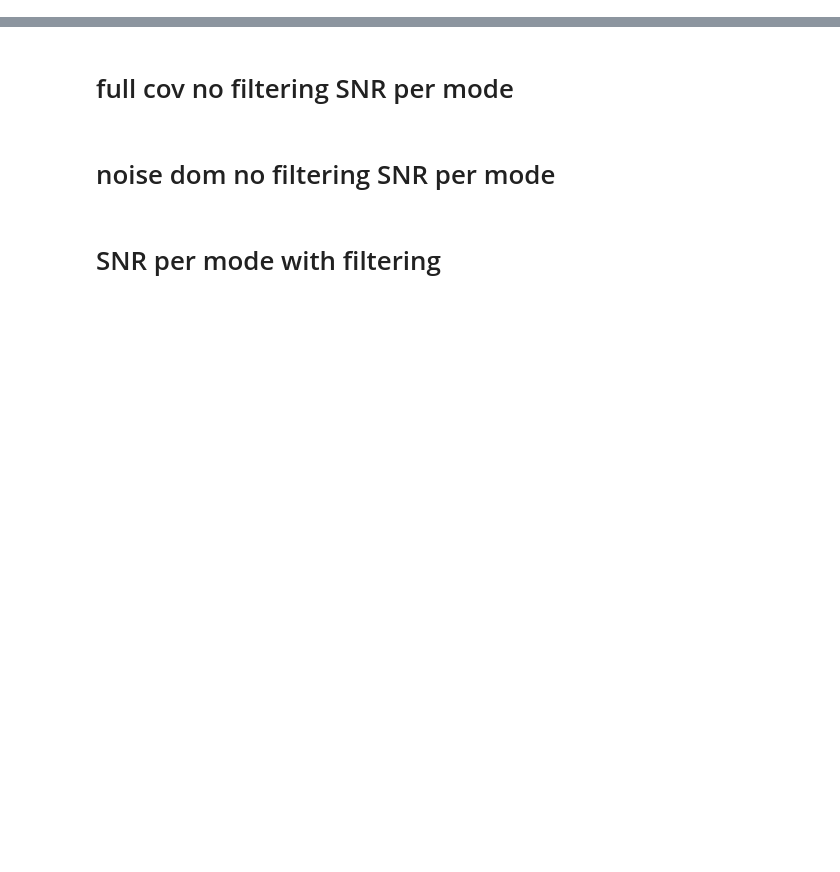
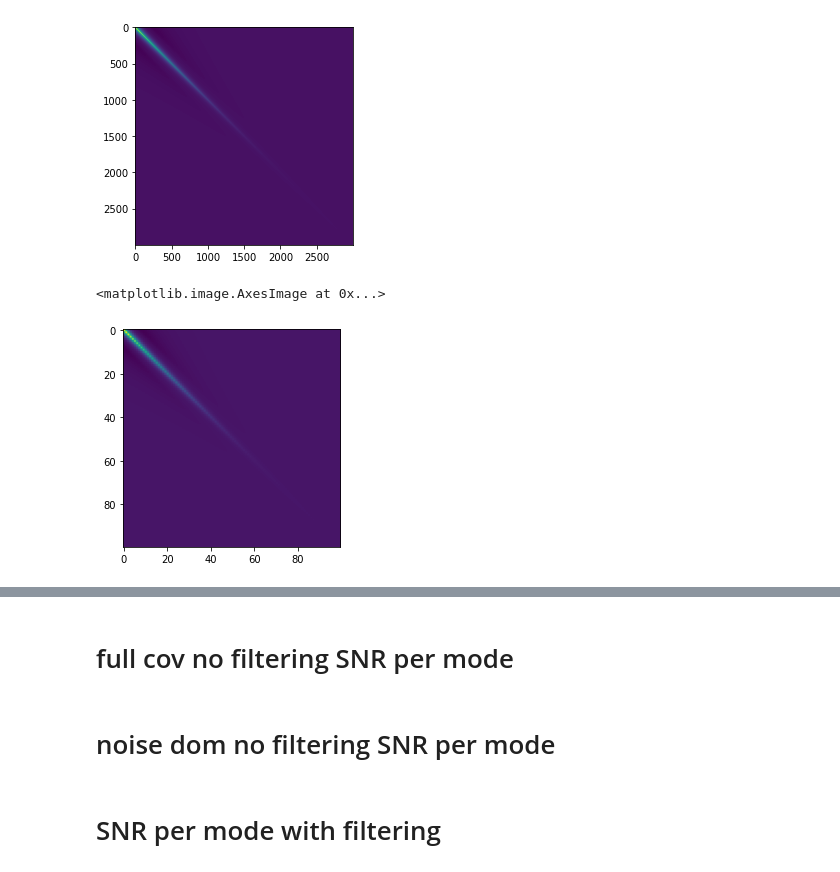
Before and after one commit to DelonShen/LIMxCMBL, a Jupyter notebook: 011.000.2025-02-25.CCAT-prime-snr-full-covariance.ipynb, the cells around one changed output, grey strips where cells are left out. Cells and saved outputs as stored; diff of their text form; code cells hidden in the pictures; blank space fills up the shorter version.

```diff
--- a/011.000.2025-02-25.CCAT-prime-snr-full-covariance.ipynb
+++ b/011.000.2025-02-25.CCAT-prime-snr-full-covariance.ipynb
@@ -53,15 +58,19 @@ def get_binned(base, n_external = 300):
 # %%
 #get <II>
 
 I_I_unbinned = np.load('/scratch/users/delon/LIMxCMBL/I_auto/'+
-                          'I_auto_nbins_%d_zmin_%.1f_zmax_%.1f.npy'%(3000,
+                          'I_auto_n_ext_%d_zmin_%.1f_zmax_%.1f.npy'%(3000,
                                                                      zmin,
                                                                      zmax))
 
 plt.imshow(I_I_unbinned[0])
 plt.show()
 I_I = get_binned(I_I_unbinned, n_external = 3000)
 plt.imshow(I_I[0])
+# %% [output]
+[figure, added]
+<matplotlib.image.AxesImage at 0x...>
+[figure, added]
 # %%
 # get CMB lensing component
 from LIMxCMBL.kernels import get_f_Kkappa
```
Also changed, not shown: parts of 7 cells of this notebook, 6 other files.
